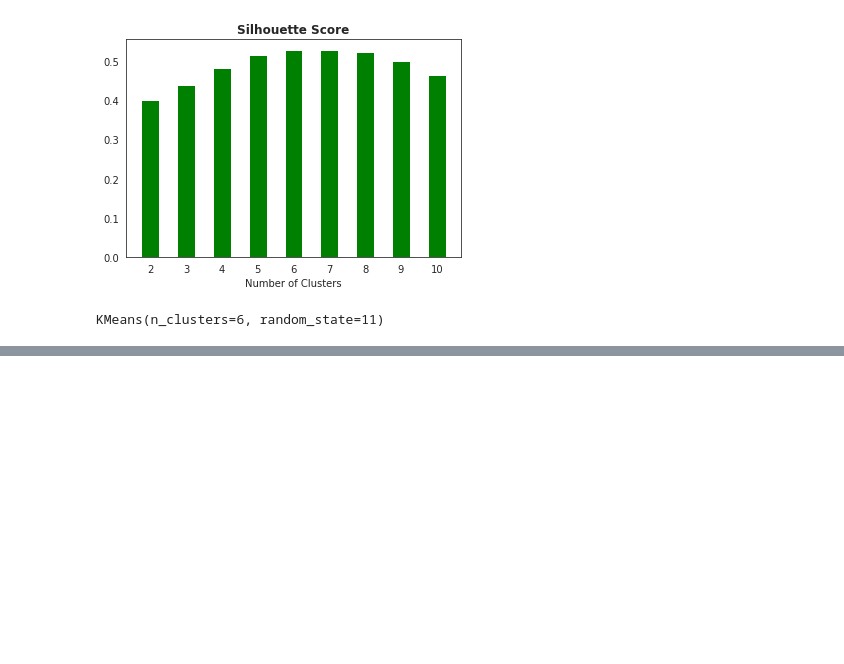
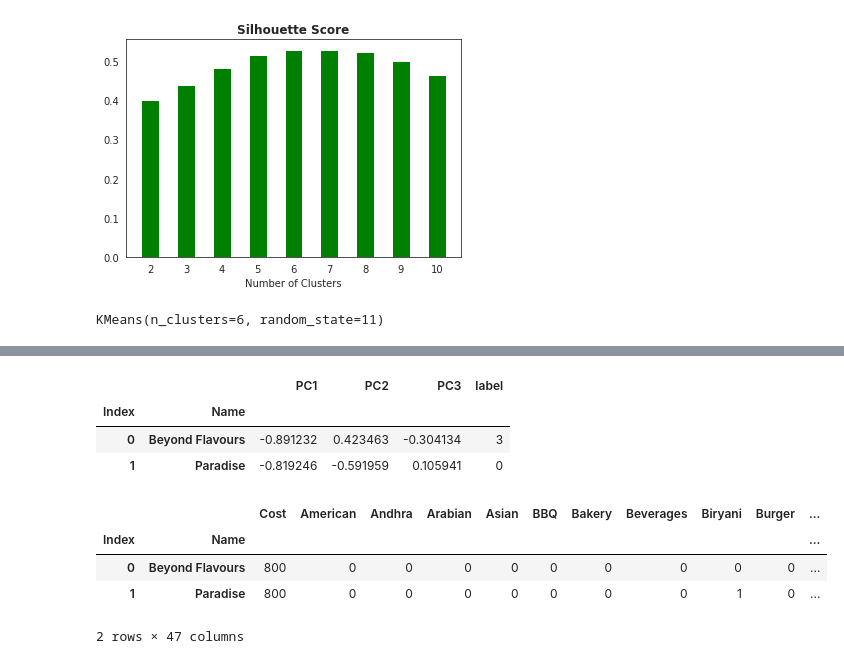
Before and after one commit to bharath967/ZOMATO-RESTAURANT-CLUSTERING-AND-SENTIMENT-ANALYSIS, a Jupyter notebook: Copy_of_ZOMATO_RESTAURANT_CLUSTERING_AND_SENTIMENT_ANALYSIS.ipynb, the cells around one changed output, grey strips where cells are left out. Cells and saved outputs as stored; diff of their text form; code cells hidden in the pictures; blank space fills up the shorter version.

```diff
--- a/Copy_of_ZOMATO_RESTAURANT_CLUSTERING_AND_SENTIMENT_ANALYSIS.ipynb
+++ b/Copy_of_ZOMATO_RESTAURANT_CLUSTERING_AND_SENTIMENT_ANALYSIS.ipynb
@@ -792,0 +815,18 @@ KMeans(n_clusters=6, random_state=11)
+# %%
+#let's merge the labels to the original dataset and explore
+kmeans_pca_df.head(2)
+# %% [output]
+|  |  | PC1 | PC2 | PC3 | label |
+| Index | Name |  |  |  |  |
+| 0 | Beyond Flavours | -0.891232 | 0.423463 | -0.304134 | 3 |
+| 1 | Paradise | -0.819246 | -0.591959 | 0.105941 | 0 |
+# %%
+#joining the cluster labels to names dataframe
+names_df = rest.join(kmeans_pca_df['label'])
+names_df.head(2)
+# %% [output]
+|  |  | Cost | American | Andhra | Arabian | Asian | BBQ | Bakery | Beverages | Biryani | Burger | ... |
+| Index | Name |  |  |  |  |  |  |  |  |  |  | ... |
+| 0 | Beyond Flavours | 800 | 0 | 0 | 0 | 0 | 0 | 0 | 0 | 0 | 0 | ... |
+| 1 | Paradise | 800 | 0 | 0 | 0 | 0 | 0 | 0 | 0 | 1 | 0 | ... |
+2 rows × 47 columns
```
Also changed, not shown: parts of 4 cells of this notebook.
